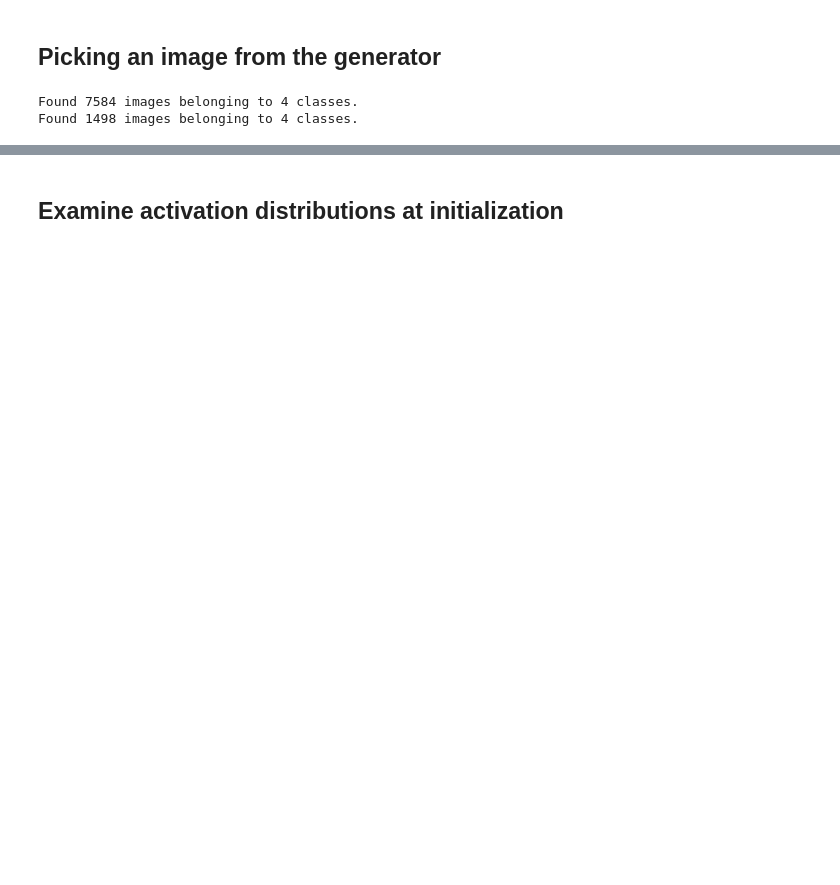
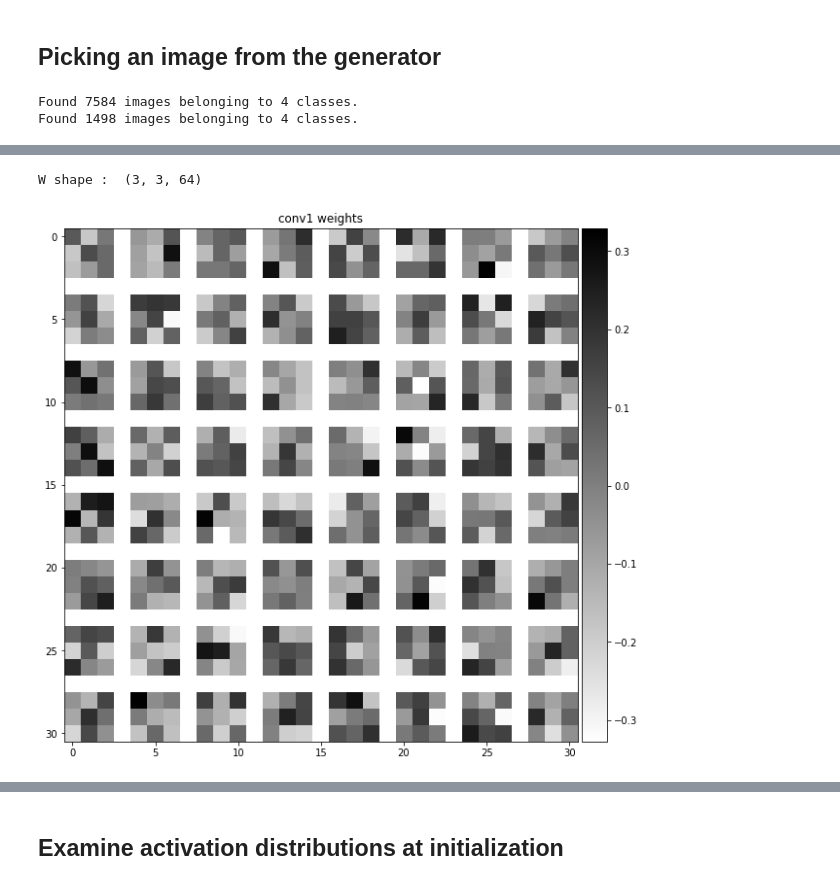
Before and after one commit to akashmjn/cs341-ibm-seti, a Jupyter notebook: Akash/cnn-training.ipynb, the cells around one changed output, grey strips where cells are left out. Saved outputs shown, nothing was run; the diff lists cells and outputs as text; code cells hidden in the pictures; blank space fills up the shorter version.

```diff
--- a/Akash/cnn-training.ipynb
+++ b/Akash/cnn-training.ipynb
@@ -218,0 +194,14 @@ act = cu.datautils.modelActivations(model=model,layer_name='conv2d_7',input=x,sh
+# %%
+# Visualize weights
+W = model.get_layer(name='conv2d_2').get_weights()[0]
+nfilt = W.shape[2]*W.shape[3]
+W = np.reshape(W,W.shape[0:2]+(nfilt,))
+print("W shape : ", W.shape)
+
+plt.figure(figsize=(10,20))
+plt.title('conv1 weights')
+nice_imshow(plt.gca(), make_mosaic(W, 8, 8), cmap=cm.binary)
+plt.show()
+# %% [output]
+W shape :  (3, 3, 64)
+[figure, added]
```
Also changed, not shown: parts of 25 cells of this notebook, 4 other files.
